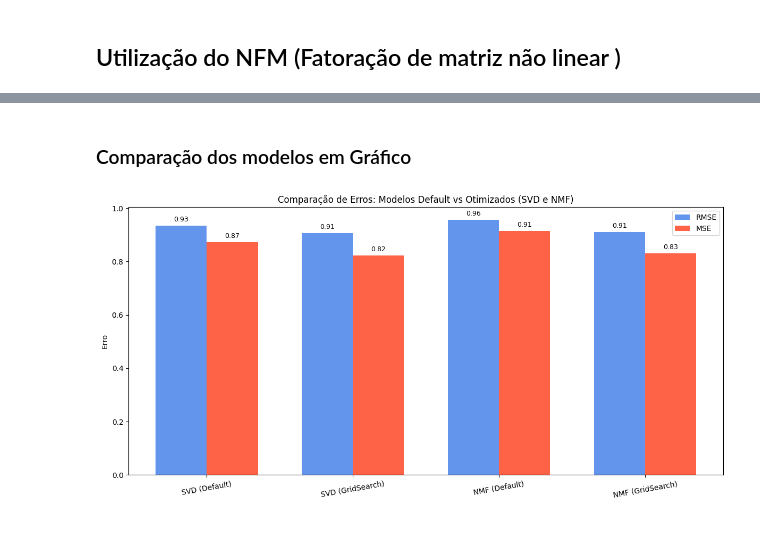
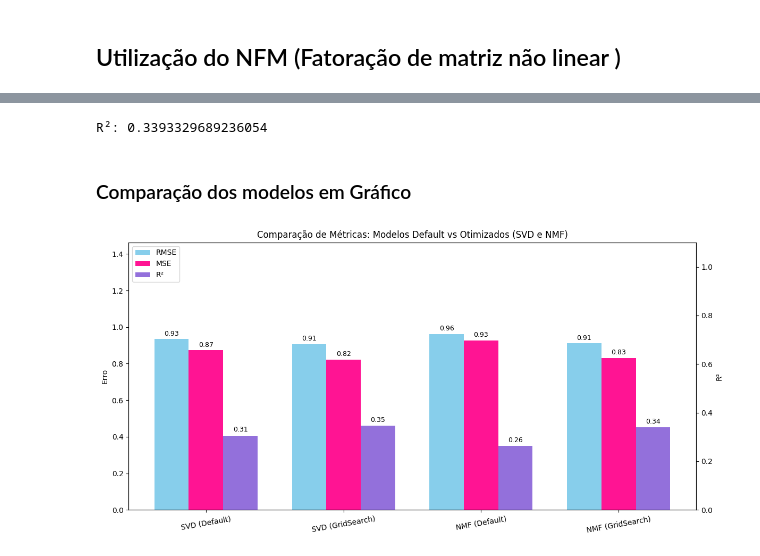
Before and after one commit to Juliadambros/Sistema-de-Recomendacao-de-Filmes, a Jupyter notebook: Recomendação.ipynb, the cells around one changed output, grey strips where cells are left out. Drawn from its saved outputs; the diff is of its cells as text; code cells hidden in the pictures.

```diff
--- a/Recomendação.ipynb
+++ b/Recomendação.ipynb
@@ -161,5 +182,14 @@ nmf_predictions = nmf_model.test(testset)
 print("\nAvaliação do Modelo NMF:")
 nmf_rmse = rmse(nmf_predictions)
 nmf_mse = mse(nmf_predictions)
+
+# Cálculo do R² para NMF padrão
+true_ratings = np.array([pred.r_ui for pred in nmf_predictions])
+estimated_ratings = np.array([pred.est for pred in nmf_predictions])
+mean_true = np.mean(true_ratings)
+ss_res = np.sum((true_ratings - estimated_ratings) ** 2)
+ss_tot = np.sum((true_ratings - mean_true) ** 2)
+nmf_default_r2 = 1 - (ss_res / ss_tot)
+print("R²:", nmf_default_r2)
 # %% [output]
 Avaliação do Modelo NMF:
@@ -214,35 +246,60 @@ MSE: 0.8301
+# %%
+# Cálculo do R²
+true_ratings = np.array([pred.r_ui for pred in best_nmf_predictions])
+estimated_ratings = np.array([pred.est for pred in best_nmf_predictions])
+mean_true = np.mean(true_ratings)
+ss_res = np.sum((true_ratings - estimated_ratings) ** 2)
+ss_tot = np.sum((true_ratings - mean_true) ** 2)
+nmf_grid_r2 = 1 - (ss_res / ss_tot)
+print("R²:", nmf_grid_r2)
+# %% [output]
+R²: 0.3393329689236054
 # %% [markdown]
 ### Comparação dos modelos em Gráfico
 # %%
+# Dados
 models = ['SVD (Default)', 'SVD (GridSearch)', 'NMF (Default)', 'NMF (GridSearch)']
 rmse_values = [svd_default_rmse, svd_grid_rmse, nmf_rmse, nmf_grid_rmse]
 mse_values = [svd_default_mse, svd_grid_mse, nmf_mse, nmf_grid_mse]
-
+r2_values = [svd_default_r2, svd_grid_r2, nmf_default_r2, nmf_grid_r2]
 
 x = np.arange(len(models))
-width = 0.35
+width = 0.25
 
-fig, ax = plt.subplots(figsize=(12, 6))
+fig, ax1 = plt.subplots(figsize=(12, 6))
 
-rects1 = ax.bar(x - width/2, rmse_values, width, label='RMSE', color='cornflowerblue')
-rects2 = ax.bar(x + width/2, mse_values, width, label='MSE', color='tomato')
+# Eixo principal para RMSE e MSE
+rects1 = ax1.bar(x - width, rmse_values, width, label='RMSE', color='skyblue')
+rects2 = ax1.bar(x, mse_values, width, label='MSE', color='deeppink')
+ax1.set_ylabel('Erro')
+ax1.set_ylim(0, max(max(rmse_values), max(mse_values)) + 0.5)
 
-ax.set_ylabel('Erro')
-ax.set_title('Comparação de Erros: Modelos Default vs Otimizados (SVD e NMF)')
-ax.set_xticks(x)
-ax.set_xticklabels(models, rotation=10)
-ax.legend()
+# Eixo secundário para R²
+ax2 = ax1.twinx()
+rects3 = ax2.bar(x + width, r2_values, width, label='R²', color='mediumpurple')
+ax2.set_ylabel('R²')
+ax2.set_ylim(0, 1.1)  # R² geralmente entre 0 e 1
+
+# Configurações do gráfico
+ax1.set_title('Comparação de Métricas: Modelos Default vs Otimizados (SVD e NMF)')
+ax1.set_xticks(x)
+ax1.set_xticklabels(models, rotation=10)
+
+# Adiciona legendas combinando dos dois eixos
+handles1, labels1 = ax1.get_legend_handles_labels()
+handles2, labels2 = ax2.get_legend_handles_labels()
+ax1.legend(handles1 + handles2, labels1 + labels2, loc='upper left')
 
 # Mostrar valores nas colunas
-for i, rect in enumerate(rects1):
-    ax.text(rect.get_x() + rect.get_width()/2., rect.get_height() + 0.01,
-            f'{rmse_values[i]:.2f}', ha='center', va='bottom', fontsize=9)
-
-for i, rect in enumerate(rects2):
-    ax.text(rect.get_x() + rect.get_width()/2., rect.get_height() + 0.01,
-            f'{mse_values[i]:.2f}', ha='center', va='bottom', fontsize=9)
+for i in range(len(models)):
+    ax1.text(rects1[i].get_x() + rects1[i].get_width()/2., rects1[i].get_height() + 0.01,
+             f'{rmse_values[i]:.2f}', ha='center', va='bottom', fontsize=9)
+    ax1.text(rects2[i].get_x() + rects2[i].get_width()/2., rects2[i].get_height() + 0.01,
+             f'{mse_values[i]:.2f}', ha='center', va='bottom', fontsize=9)
+    ax2.text(rects3[i].get_x() + rects3[i].get_width()/2., rects3[i].get_height() + 0.01,
+             f'{r2_values[i]:.2f}', ha='center', va='bottom', fontsize=9)
 
 plt.tight_layout()
 plt.show()
 # %% [output]
-[figure, old version]
+[figure, new version]
```
Also changed, not shown: parts of 12 cells of this notebook.
